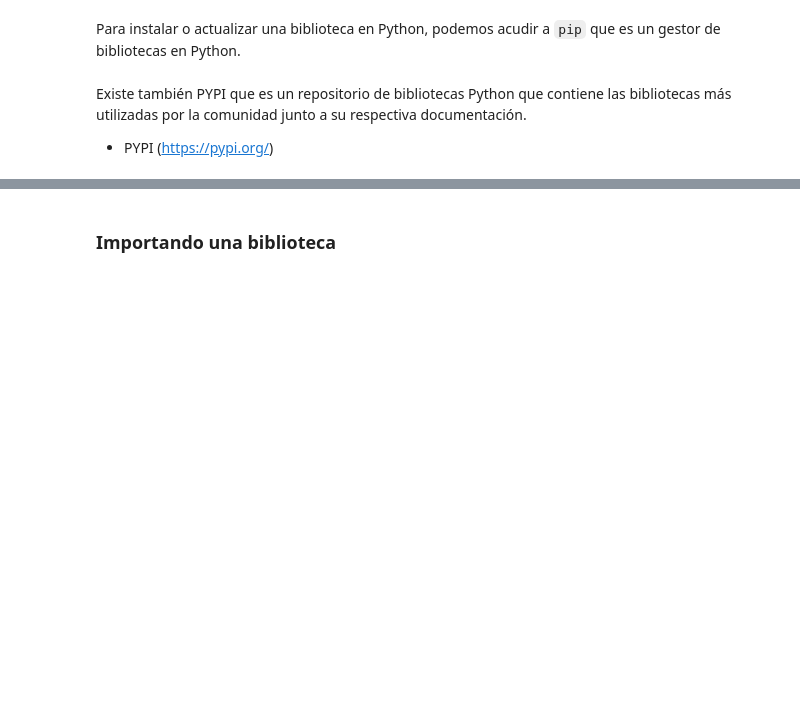
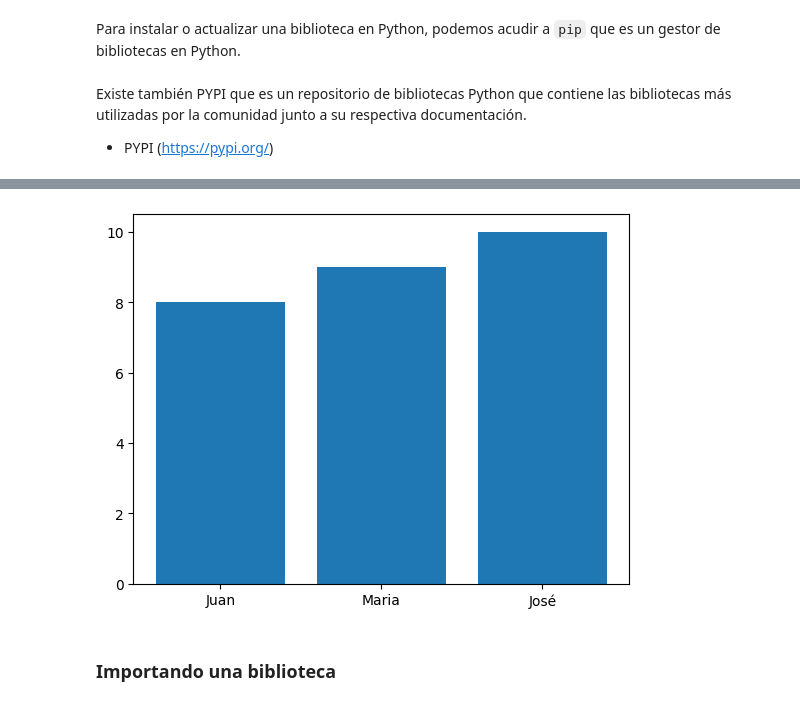
Before and after one commit to giacomo1960/Python-ejercicios, a Jupyter notebook: Python_para_Data_Science.ipynb, the cells around one changed output, grey strips where cells are left out. Drawn from its saved outputs; the diff is of its cells as text; code cells hidden in the pictures; blank space fills up the shorter version.

```diff
--- a/Python_para_Data_Science.ipynb
+++ b/Python_para_Data_Science.ipynb
@@ -33,3 +38,8 @@ plt.show()
+# %%
+plt.bar (x =  estudiantes_2,  height= notas_2) # crear grafico de barras
+plt.show()
+# %% [output]
+[figure, added]
 # %%
 from  random import choice
 # %%
```
Also changed, not shown: parts of 10 cells of this notebook.
